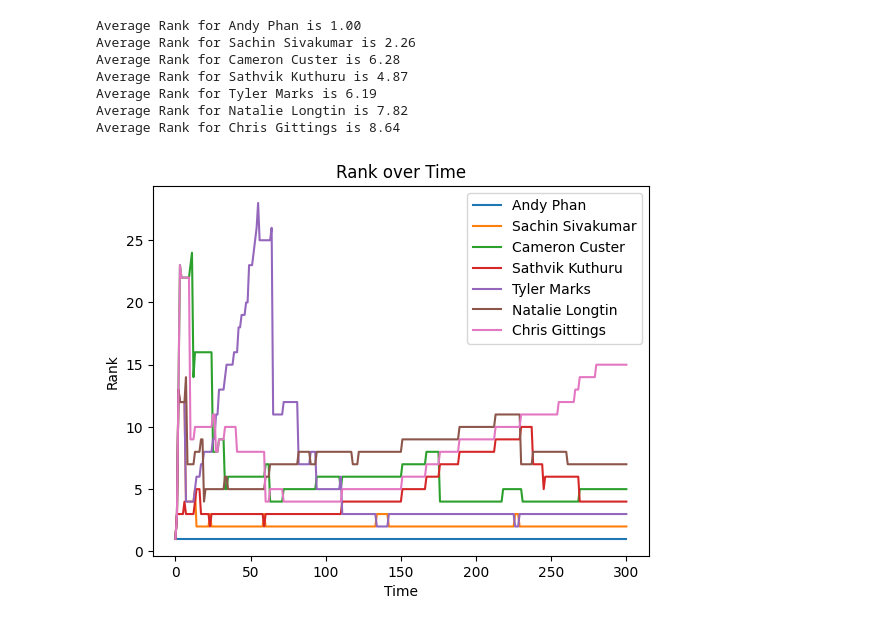
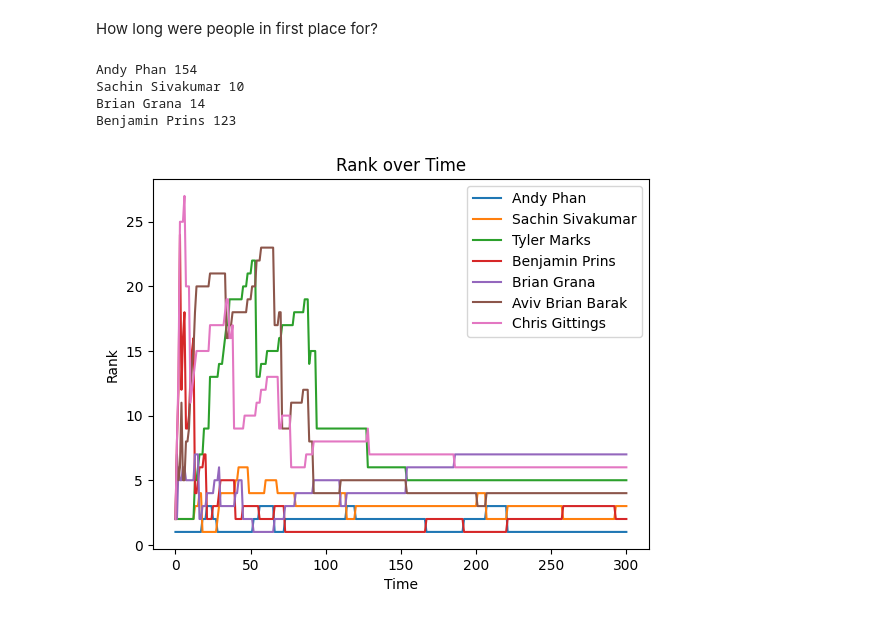
Before and after one commit to ssk4988/Coding, a Jupyter notebook: UCFPT/analysis/analysis.ipynb, the cells around one changed output. Saved outputs shown, nothing was run; the diff lists cells and outputs as text; code cells hidden in the pictures.

```diff
--- a/UCFPT/analysis/analysis.ipynb
+++ b/UCFPT/analysis/analysis.ipynb
@@ -20,17 +16,19 @@ f.readline()
 header = f.readline().strip()
 header = header.split()
 num_problems = len(header) - 7
-print(num_problems)
-# print(">" + contest_title + "<")
-# print(date)
+print(contest_title + ": " + date)
+print(f"There were {num_problems} problems:")
 problem_names = header[7:]
-print(problem_names)
-names = [] # names of each person
-ranks = {} # rank of each person
+print(", ".join(problem_names))
+
+names = [] # list of names
+ranks = {} # final rank of each person
 attempts = {} # data on solves of each person
 solves = {} # number of problems solved for each person
 penalties = {} # penalty points for each person
-states = {} # [solved, penalty] over time for each person
+scores = {} # [solved, penalty] over time for each person
+solve_order = [[] for _ in problem_names] # order the people solved problems in for each problem
+
 
 for contestant in f:
     data = contestant.strip().split()
@@ -59,6 +57,7 @@ for contestant in f:
         else:
             d = solve_data[i + 1].split(":")
             attempt[1] = 60 * int(d[0]) + int(d[1])
+            solve_order[i//2].append((attempt[1], name))
         solve_arr.append(attempt)
     ranks[name] = rank
     solves[name] = solved
@@ -76,6 +75,10 @@ for contestant in f:
         time_data.append([cur_solves, cur_penalty])
     assert(cur_penalty == penalty)
     assert(cur_solves == solved)
-    states[name] = time_data
+    scores[name] = time_data
+
+for a in solve_order:
+    a.sort()
+
 f.close()
 # %% [output]
@@ -83,0 +88,11 @@ f.close()
+# %%
+print("Problems in order of solves: ")
+for problem_name in sorted(problem_names, key=lambda x: len(solve_order[problem_names.index(x)]), reverse=True):
+    print(f"{problem_name}: {len(solve_order[problem_names.index(problem_name)])}")
+
+print("\n\nFirst 5 to solve each problem:")
+for i, problem_name in enumerate(problem_names):
+    print(problem_name + ": ")
+    for time, name in solve_order[i][:5]:
+        print(f"{name}: {time}")
+    print()
@@ -84,11 +117,10 @@ f.close()
 # %%
-from functools import cmp_to_key
 reference_time = 0
 
 def cmp_state(name1, name2):
-    global reference_time, states
-    state1 = states[name1][reference_time]
-    state2 = states[name2][reference_time]
+    global reference_time, scores
+    state1 = scores[name1][reference_time]
+    state2 = scores[name2][reference_time]
     if state1[0] != state2[0]:
         return state2[0] - state1[0]
     return state1[1] - state2[1]
@@ -97,7 +129,7 @@ for name in names:
     ranks_over_time[name] = []
 for t in range(contest_length + 1):
     reference_time = t
-    names.sort(key=cmp_to_key(cmp_state))
+    names.sort(key=lambda name: (-scores[name][reference_time][0], scores[name][reference_time][1]))
     rank = 0
     fake_rank = 0
     for i, name in enumerate(names):
@@ -166,11 +253,18 @@ Average Rank for Juan Moscoso is 9.72
+# %% [markdown]
+How long were people in first place for?
+# %%
+top_1 = defaultdict(int)
+for t in range(contest_length + 1):
+    res = top_x_at_time(1, t)
+    top_1[res[0]] += 1
+for name, time in top_1.items():
+    print(name, time)
+# %% [output]
+Andy Phan 154
+Sachin Sivakumar 10
+Brian Grana 14
+Benjamin Prins 123
 # %%
-plot_rank_over_time(["Andy Phan", "Sachin Sivakumar", "Cameron Custer", "Sathvik Kuthuru", "Tyler Marks", "Natalie Longtin", "Chris Gittings"])
+plot_rank_over_time(["Andy Phan", "Sachin Sivakumar", "Tyler Marks", "Benjamin Prins", "Brian Grana", "Aviv Brian Barak", "Chris Gittings"])
 # %% [output]
-Average Rank for Andy Phan is 1.00
-Average Rank for Sachin Sivakumar is 2.26
-Average Rank for Cameron Custer is 6.28
-Average Rank for Sathvik Kuthuru is 4.87
-Average Rank for Tyler Marks is 6.19
-Average Rank for Natalie Longtin is 7.82
-Average Rank for Chris Gittings is 8.64
-[figure, old version]
+[figure, new version]
```
Also changed, not shown: parts of 21 cells of this notebook, 2 other files.
